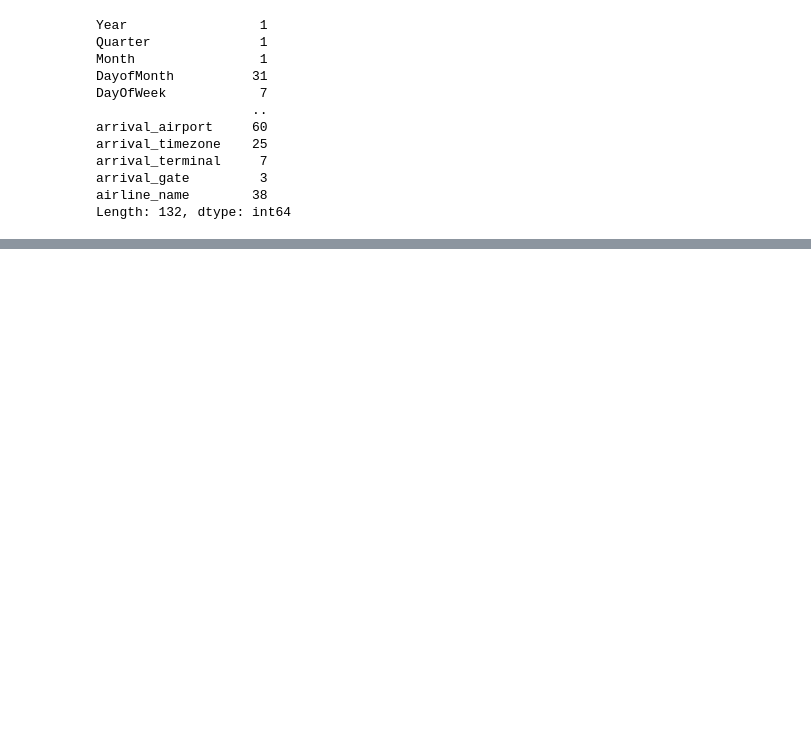
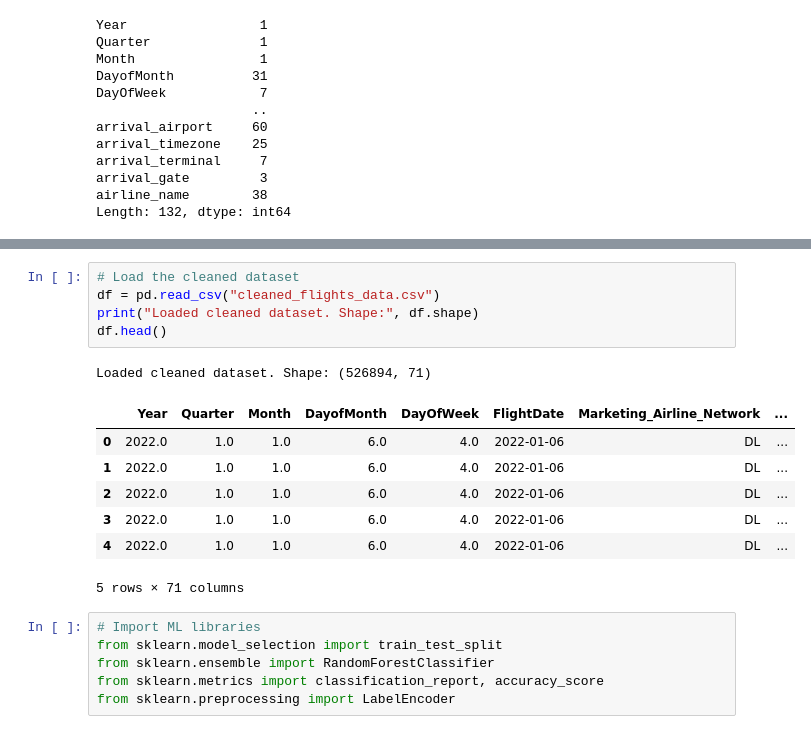
Before and after one commit to ashita1808/ML-mini-project, a Jupyter notebook: notebook/data/EDA_PROJECT.ipynb, the cells around one changed output, grey strips where cells are left out. Cells and saved outputs as stored; diff of their text form; blank space fills up the shorter version.

```diff
--- a/notebook/data/EDA_PROJECT.ipynb
+++ b/notebook/data/EDA_PROJECT.ipynb
@@ -135,0 +414,20 @@ Length: 132, dtype: int64
+# %%
+# Load the cleaned dataset
+df = pd.read_csv("cleaned_flights_data.csv")
+print("Loaded cleaned dataset. Shape:", df.shape)
+df.head()
+# %% [output]
+Loaded cleaned dataset. Shape: (526894, 71)
+|  | Year | Quarter | Month | DayofMonth | DayOfWeek | FlightDate | Marketing_Airline_Network | ... |
+| 0 | 2022.0 | 1.0 | 1.0 | 6.0 | 4.0 | 2022-01-06 | DL | ... |
+| 1 | 2022.0 | 1.0 | 1.0 | 6.0 | 4.0 | 2022-01-06 | DL | ... |
+| 2 | 2022.0 | 1.0 | 1.0 | 6.0 | 4.0 | 2022-01-06 | DL | ... |
+| 3 | 2022.0 | 1.0 | 1.0 | 6.0 | 4.0 | 2022-01-06 | DL | ... |
+| 4 | 2022.0 | 1.0 | 1.0 | 6.0 | 4.0 | 2022-01-06 | DL | ... |
+5 rows × 71 columns
+# %%
+# Import ML libraries
+from sklearn.model_selection import train_test_split
+from sklearn.ensemble import RandomForestClassifier
+from sklearn.metrics import classification_report, accuracy_score
+from sklearn.preprocessing import LabelEncoder
```
Also changed, not shown: parts of 30 cells of this notebook, 7 other files.
